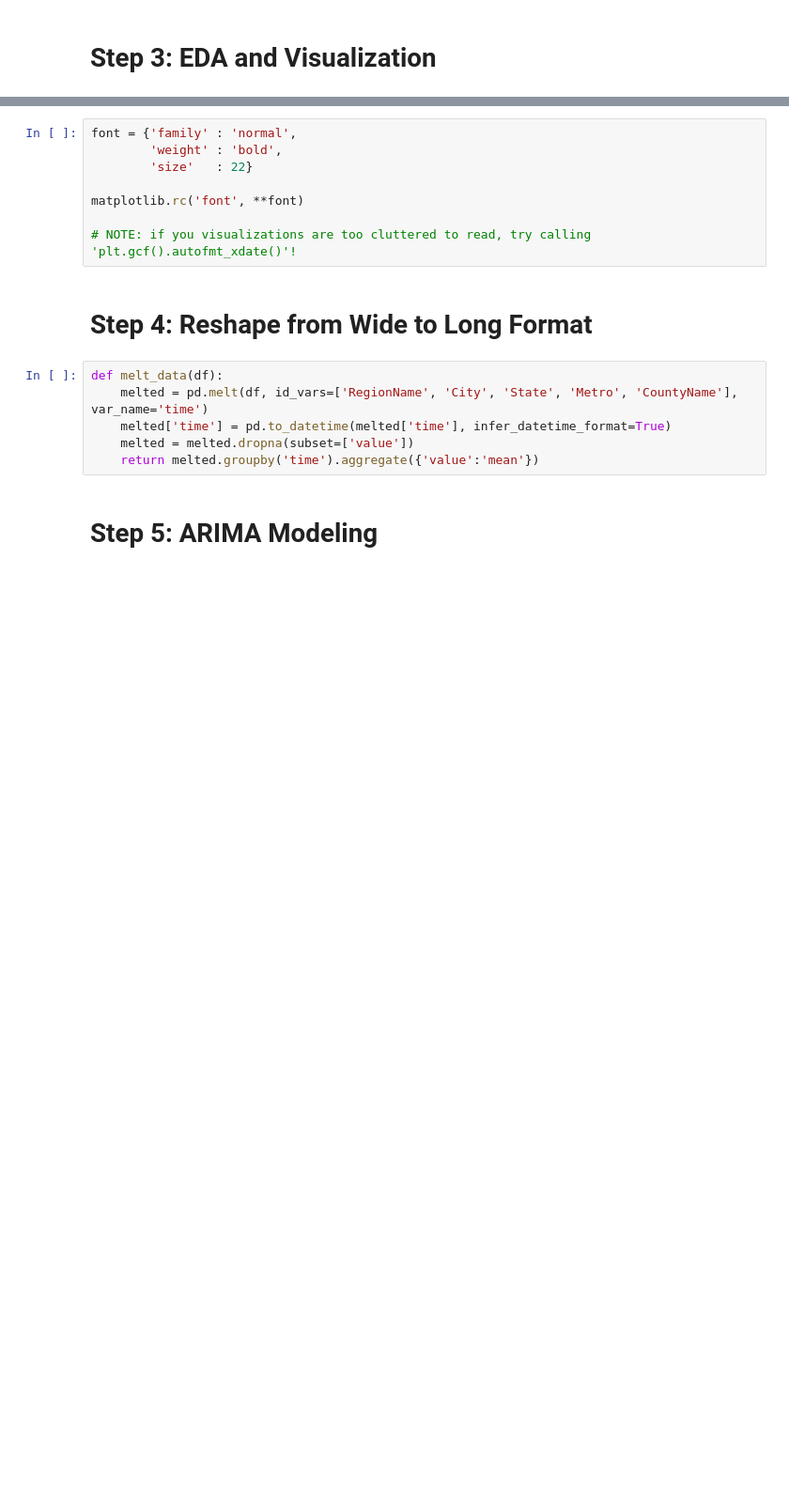
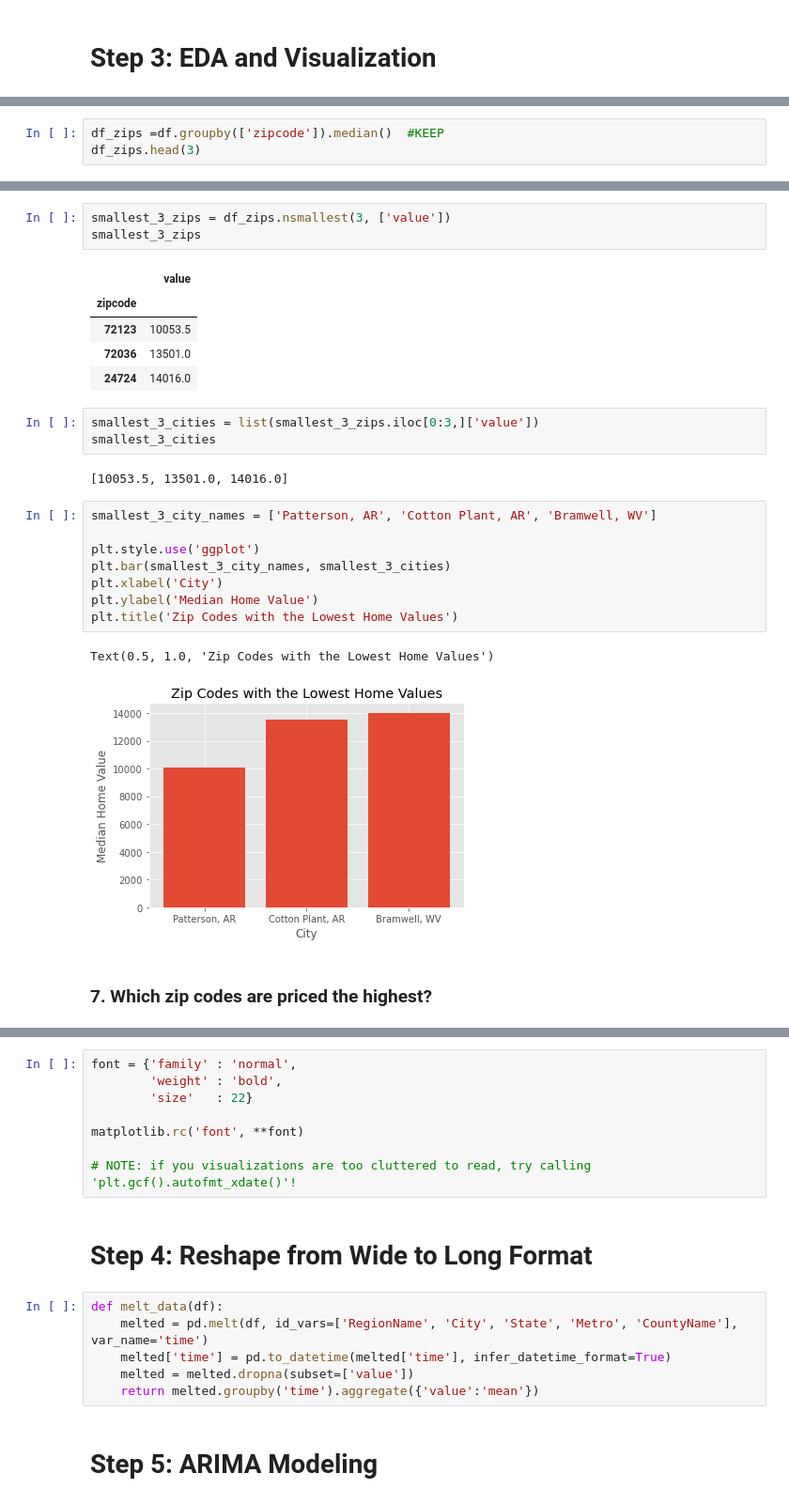
Before and after one commit to jrf6xh/Time-Series-Modeling, a Jupyter notebook: starter_notebook_CM.ipynb, the cells around one changed output, grey strips where cells are left out. Shown: that part at 94% size. Cells and saved outputs as stored; diff of their text form; blank space fills up the shorter version.

```diff
--- a/starter_notebook_CM.ipynb
+++ b/starter_notebook_CM.ipynb
@@ -225,0 +435,3 @@ Where was the top growth in the last 5 years, 10 years?
+# %%
+df_zips =df.groupby(['zipcode']).median()  #KEEP
+df_zips.head(3)
@@ -226 +444,28 @@ Where was the top growth in the last 5 years, 10 years?
+# %%
+smallest_3_zips = df_zips.nsmallest(3, ['value'])
+smallest_3_zips
+# %% [output]
+|  | value |
+| zipcode |  |
+| 72123 | 10053.5 |
+| 72036 | 13501.0 |
+| 24724 | 14016.0 |
+# %%
+smallest_3_cities = list(smallest_3_zips.iloc[0:3,]['value'])
+smallest_3_cities
+# %% [output]
+[10053.5, 13501.0, 14016.0]
+# %%
+smallest_3_city_names = ['Patterson, AR', 'Cotton Plant, AR', 'Bramwell, WV']
+
+plt.style.use('ggplot')
+plt.bar(smallest_3_city_names, smallest_3_cities)
+plt.xlabel('City')
+plt.ylabel('Median Home Value')
+plt.title('Zip Codes with the Lowest Home Values')
+# %% [output]
+Text(0.5, 1.0, 'Zip Codes with the Lowest Home Values')
+[figure, added]
+# %% [markdown]
+### 7. Which zip codes are priced the highest?
 # %%
```
Also changed, not shown: parts of 41 cells of this notebook.
